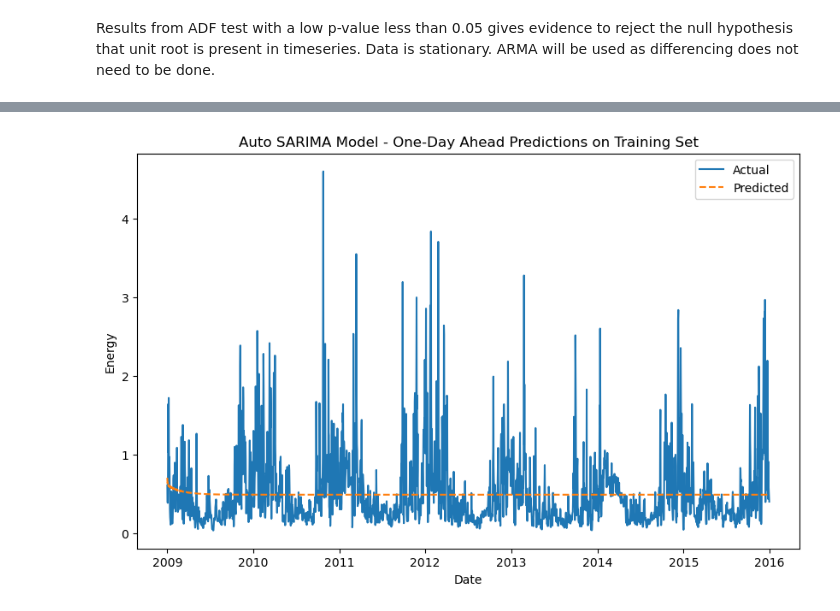
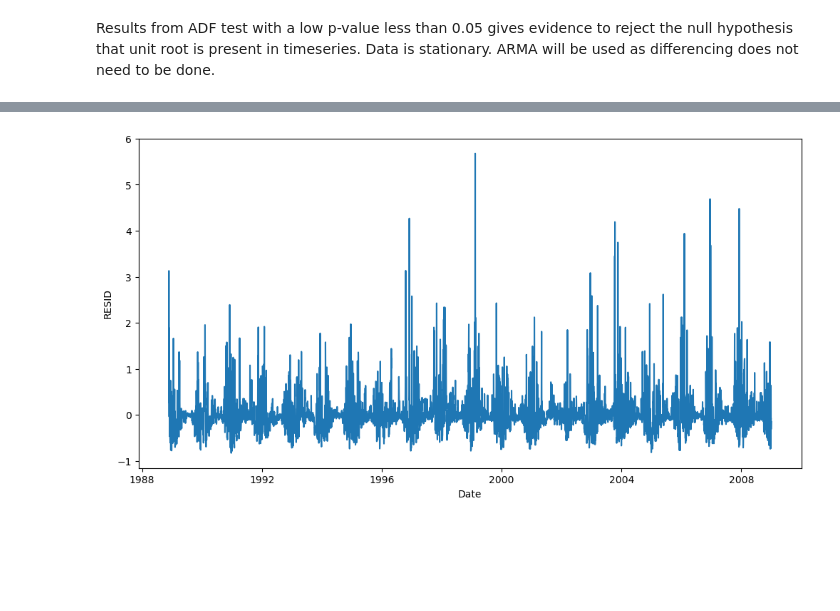
Before and after one commit to ksalango/Capstone-Project, a Jupyter notebook: Notebooks/Wave_Energy_TS.ipynb, the cells around one changed output, grey strips where cells are left out. Drawn from its saved outputs; the diff is of its cells as text; code cells hidden in the pictures; blank space fills up the shorter version.

```diff
--- a/Notebooks/Wave_Energy_TS.ipynb
+++ b/Notebooks/Wave_Energy_TS.ipynb
@@ -669,24 +494,13 @@ Best Seasonal Order: (0, 0, 0, 0)
-# %%
-etot_test=test_arima['ETOT']
-#forecast 1 day ahead
-forecast_steps = 1
-
-#.predict implicity takes the next available data point
-train_predictions = auto_sarima_model.predict(n_periods=len(etot_test))
-
-#Create DF and Flatten the arrays before creating the DataFrame
-train_results = pd.DataFrame({'Actual': etot_test.shift(-forecast_steps).values.ravel(), 'Predicted': train_predictions.ravel()},
-                             index=etot_test.index)
-
-
-#plot results
-plt.figure(figsize=(10, 6))
-plt.plot(train_results.index, train_results['Actual'], label='Actual')
-plt.plot(train_results.index, train_results['Predicted'], label='Predicted', linestyle='--')
-plt.title('Auto SARIMA Model - One-Day Ahead Predictions on Training Set')
-plt.xlabel('Date')
-plt.ylabel('Energy')
-plt.legend()
-plt.show()
-# %% [output]
-[figure, removed]
+# %%
+#GET Residuals, take seasonal component from linear regression (train-predictions on train) = residuals train
+etot_pred_train = reg_model_etot.predict(train_etot_regression.iloc[:,-12:])
+residuals = train_etot_regression['ETOT']-etot_pred_train
+
+#plot residuals from train set
+plt.figure(figsize=(12, 6))
+plt.plot(train_etot_regression.index, residuals, label='Resid')
+plt.xlabel('Date')
+plt.ylabel('RESID')
+plt.show()
+# %% [output]
+[figure, added]
```
Also changed, not shown: parts of 39 cells of this notebook.
